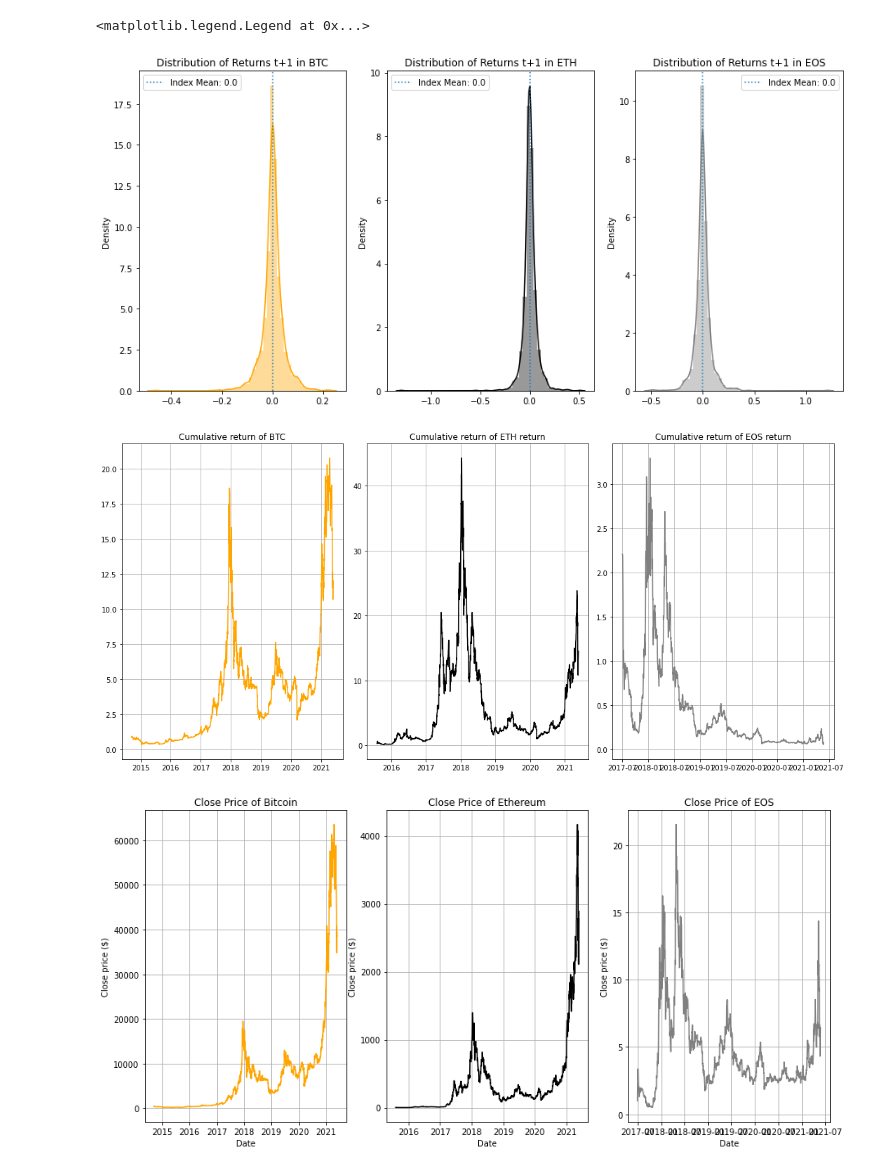
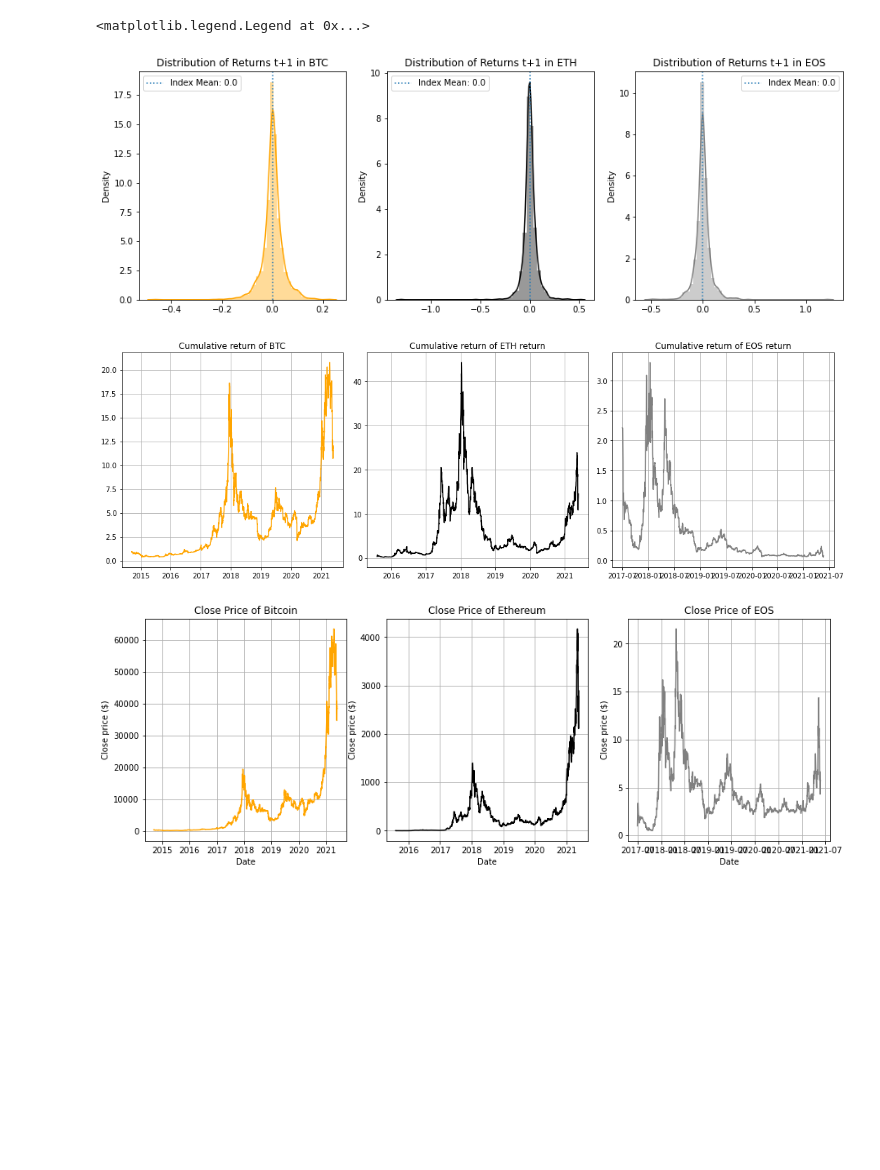
Before and after one commit to GuillaumePv/data-analysis-crypto, a Jupyter notebook: notebooks/visualization.ipynb, the cells around one changed output. Saved outputs shown, nothing was run; the diff lists cells and outputs as text; code cells hidden in the pictures; blank space fills up the shorter version.

Commit message:
adjust size graph

```diff
--- a/notebooks/visualization.ipynb
+++ b/notebooks/visualization.ipynb
@@ -21,37 +21,37 @@ data_eos = Data("EOS")
 data_eos.load_data(pump_thresold=0.01)
 data_eos.df.index = pd.to_datetime(data_eos.df['date'])
 # %%
-plt.figure(figsize=(15,7))
+plt.figure(figsize=(15,5))
 
 plt.subplot(131)
 return_btc = data_btc.df['Close_ret_t+1'].dropna().values
 sns.distplot(return_btc,color='orange')
 mean_return = return_btc.mean()
 plt.title('Distribution of Returns t+1 in BTC')
 plt.axvline(mean_return, ls=':', label='Index Mean: {}'.format(round(mean_return, 2)))
 plt.legend()
 
 plt.subplot(132)
 return_eth = data_eth.df['Close_ret_t+1'].dropna().values
 sns.distplot(return_eth,color='black')
 mean_return = return_eth.mean()
 plt.title('Distribution of Returns t+1 in ETH')
 plt.axvline(mean_return, ls=':', label='Index Mean: {}'.format(round(mean_return, 2)))
 plt.legend()
 
 plt.subplot(133)
 data_eos.df = data_eos.df.dropna()
 return_eos = data_eos.df['Close_ret_t+1'].values
 sns.distplot(return_eos,color='gray')
 mean_return = return_eos.mean()
 plt.title('Distribution of Returns t+1 in EOS')
 plt.axvline(mean_return, ls=':', label='Index Mean: {}'.format(round(mean_return, 2)))
 plt.legend()
 # %% [output]
 <matplotlib.legend.Legend at 0x...>
-[figure, old version]
+[figure, new version]
 # %%
-plt.figure(figsize=(15,7))
+plt.figure(figsize=(15,5))
 
 plt.subplot(131)
 plt.plot((data_btc.df['Close_ret_t+1']+1).cumprod(),color="orange")
@@ -71,9 +71,9 @@ plt.title("Cumulative return of EOS return")
 plt.grid(True)
 plt.tight_layout()
 # %% [output]
-[figure, old version]
+[figure, new version]
 # %%
-plt.figure(figsize=(15,7))
+plt.figure(figsize=(15,5))
 
 plt.subplot(131)
 plt.plot(data_btc.df['Close'],color="orange")
@@ -96,4 +96,4 @@ plt.xlabel('Date')
 plt.ylabel("Close price ($)")
 plt.grid(True)
 # %% [output]
-[figure, old version]
+[figure, new version]
```
